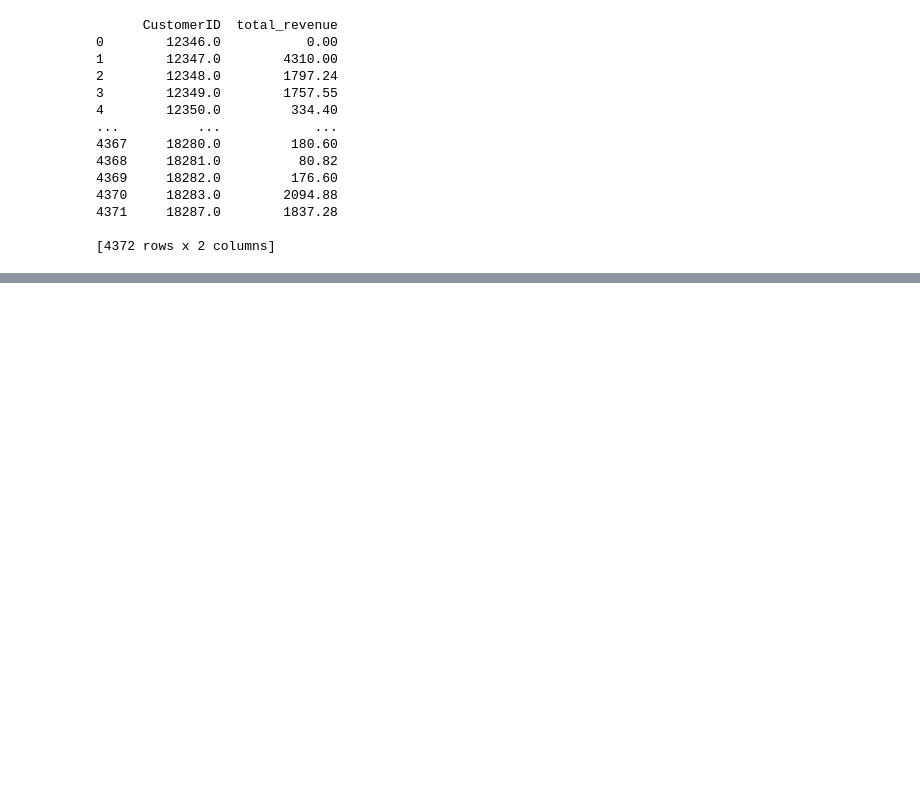
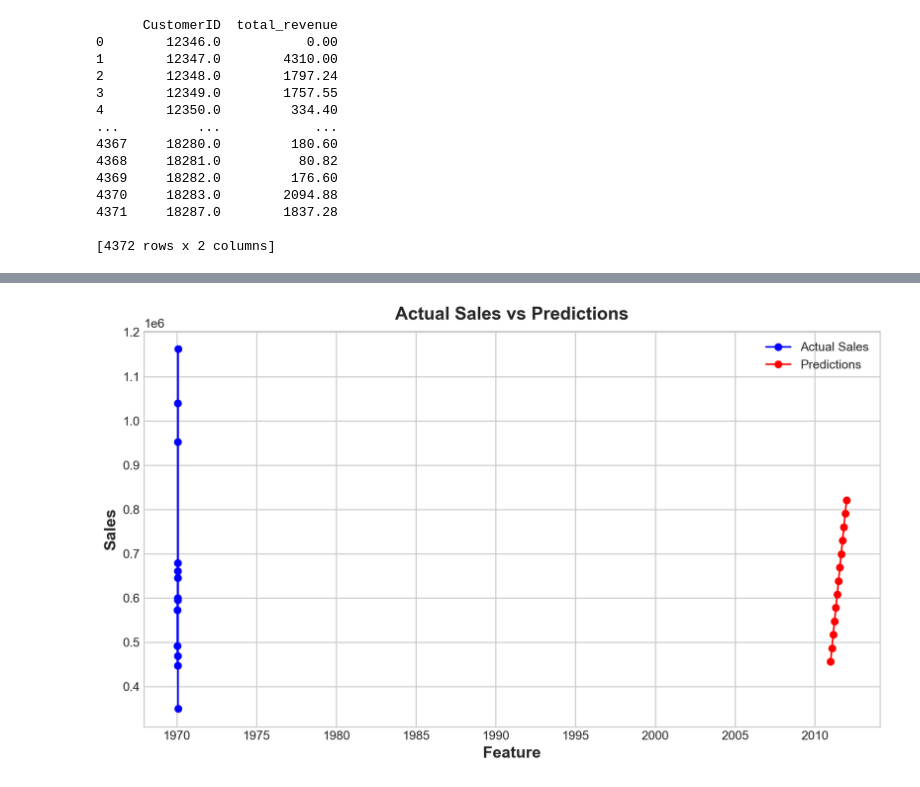
Before and after one commit to Ivan-Curmi/FinalProject, a Jupyter notebook: Sales (Ivan).ipynb, the cells around one changed output, grey strips where cells are left out. Saved outputs shown, nothing was run; the diff lists cells and outputs as text; code cells hidden in the pictures; blank space fills up the shorter version.

```diff
--- a/Sales (Ivan).ipynb
+++ b/Sales (Ivan).ipynb
@@ -678,0 +1027,2 @@ online_retail_filter
+# %%
+df_dropped1['Time']=(df_dropped1.InvoiceDate.dt.year-2010)*12+df_dropped1.InvoiceDate.dt.month
@@ -678,0 +1548,37 @@ online_retail_filter
+# %%
+import matplotlib.pyplot as plt
+import numpy as np
+from sklearn.model_selection import train_test_split
+from sklearn.ensemble import RandomForestRegressor
+from sklearn.metrics import mean_squared_error
+
+# Assuming df is your DataFrame with columns 'feature1', 'feature2', ..., 'sales'
+# and you have already trained your model
+
+
+# Plotting
+plt.figure(figsize=(10, 6))
+
+# fig, (ax1, ax2) = plt.subplot()
+# Plot actual sales
+#plt.scatter(X, y_actual, label='Actual Sales', color='blue', alpha=0.5)
+plt.plot(df_dropped1.groupby("Time").total_revenue.sum(),
+         label='Actual Sales', color='blue', marker='o')
+#plt.plot(df_dropped1['Time'].unique(), df_dropped1.groupby("Time").total_revenue.sum(),
+         #label='Actual Sales', color='blue', marker='o')
+# Plot predictions
+#plt.scatter(X, y_pred, label='Predictions', color='red', alpha=0.5)
+plt.plot(dates, y_pred,
+         label='Predictions', color='red', marker='o')
+# Add labels and title
+plt.xlabel('Feature')
+plt.ylabel('Sales')
+plt.title('Actual Sales vs Predictions')
+
+# Add a legend
+plt.legend()
+
+# Show the plot
+plt.show()
+# %% [output]
+[figure, added]
```
Also changed, not shown: parts of 93 cells of this notebook.
